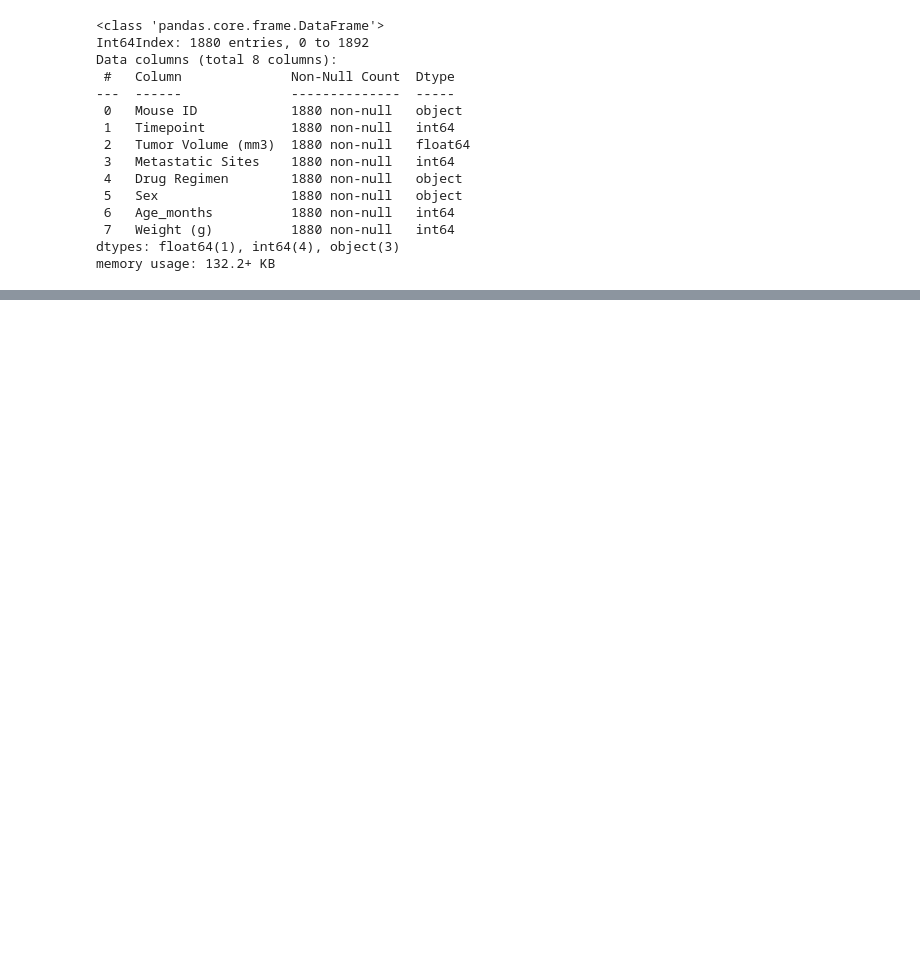
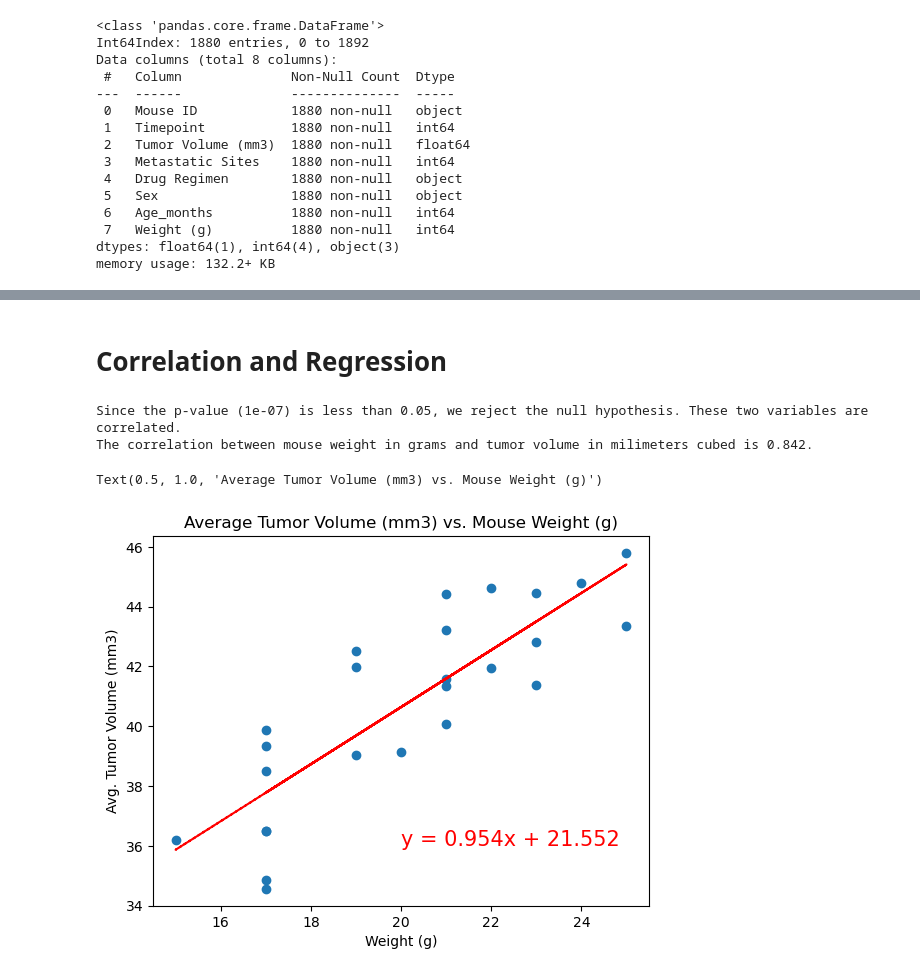
Before and after one commit to speersma/pymaceuticals-challenge, a Jupyter notebook: Pymaceuticals/pymaceuticals_analysis.ipynb, the cells around one changed output, grey strips where cells are left out. Saved outputs shown, nothing was run; the diff lists cells and outputs as text; code cells hidden in the pictures; blank space fills up the shorter version.

```diff
--- a/Pymaceuticals/pymaceuticals_analysis.ipynb
+++ b/Pymaceuticals/pymaceuticals_analysis.ipynb
@@ -335,0 +455,32 @@ plt.pie()
+# %% [markdown]
+# Correlation and Regression
+# %%
+# Calculate the correlation coefficient and linear regression model
+# for mouse weight and average tumor volume for the Capomulin regimen
+
+# Calculating Pearson's Correlation Coefficient
+corr_coeff = st.pearsonr(capomulin_weight, capomuline_avg_tumor_vol)
+print(f"Since the p-value ({round(corr_coeff[1],7)}) is less than 0.05, we reject the null hypothesis. These two variables are correlated.")
+print(f"The correlation between mouse weight in grams and tumor volume in milimeters cubed is {round(corr_coeff[0],3)}.")
+
+# Performing a linear regression
+(m, b, rvalue, pvalue, stderr) = st.linregress(capomulin_weight, capomuline_avg_tumor_vol)
+
+## getting predicted values
+y_pred = capomulin_weight * m + b
+
+## defining the linear equation as string so we can annotate it onto the graph
+lin_eq = f"y = {round(m,3)}x + {round(b,3)}"
+
+# Plotting everying
+plt.scatter(capomulin_weight, capomuline_avg_tumor_vol)
+plt.plot(capomulin_weight, y_pred, linestyle='dashed', color='red')
+plt.annotate(lin_eq, (20,36), fontsize=15, color='red')
+plt.xlabel('Weight (g)')
+plt.ylabel('Avg. Tumor Volume (mm3)')
+plt.title('Average Tumor Volume (mm3) vs. Mouse Weight (g)')
+# %% [output]
+Since the p-value (1e-07) is less than 0.05, we reject the null hypothesis. These two variables are correlated.
+The correlation between mouse weight in grams and tumor volume in milimeters cubed is 0.842.
+Text(0.5, 1.0, 'Average Tumor Volume (mm3) vs. Mouse Weight (g)')
+[figure, added]
```
Also changed, not shown: parts of 18 cells of this notebook.
